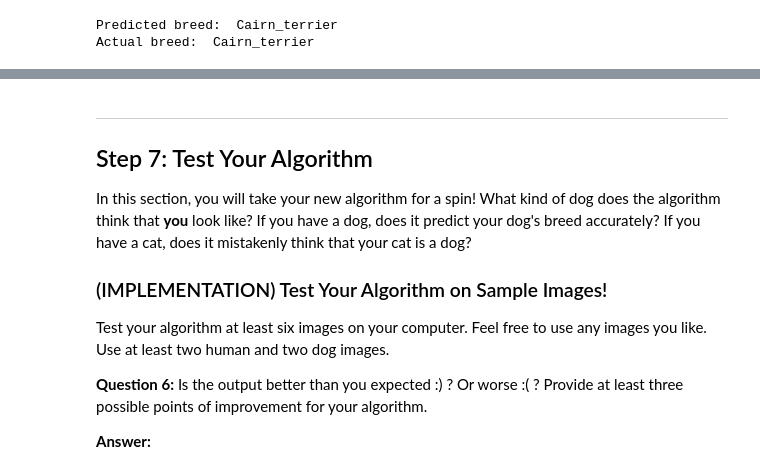
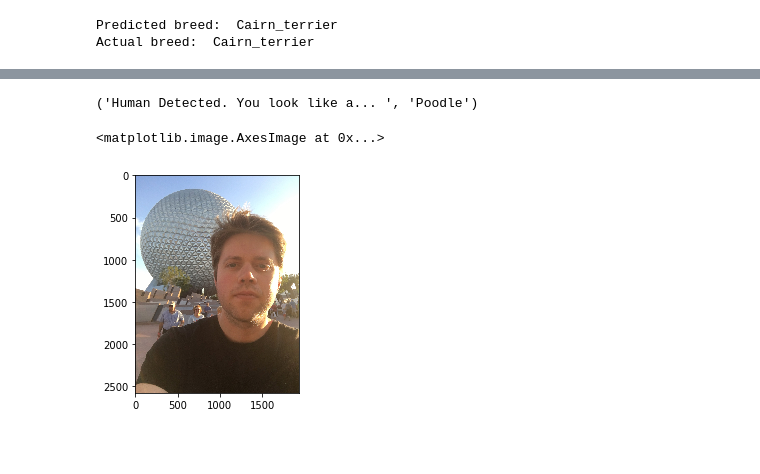
Before and after one commit to EricHodgins/dog-project, a Jupyter notebook: dog_app.ipynb, the cells around one changed output, grey strips where cells are left out. Saved outputs shown, nothing was run; the diff lists cells and outputs as text; code cells hidden in the pictures; blank space fills up the shorter version.

Commit message:
feat: Question 6 Answered.

```diff
--- a/dog_app.ipynb
+++ b/dog_app.ipynb
@@ -767,17 +823,15 @@ Some sample output for our algorithm is provided below, but feel free to design
 # %%
-### TODO: Write your algorithm.
-### Feel free to use as many code cells as needed.
+## TODO: Execute your algorithm from Step 6 on
+## at least 6 images on your computer.
+## Feel free to use as many code cells as needed.
+
+me_1_path = "my_pics/me_1.jpg"
+img = cv2.imread(me_1_path)
+cv_rgb = cv2.cvtColor(img, cv2.COLOR_BGR2RGB)
+
+print(determine_dog_human_neither(me_1_path))
+plt.imshow(cv_rgb)
+# %% [output]
+('Human Detected. You look like a... ', 'Poodle')
+<matplotlib.image.AxesImage at 0x...>
+[figure, added]
-# %% [markdown]
----
-<a id='step7'></a>
-## Step 7: Test Your Algorithm
-
-In this section, you will take your new algorithm for a spin!  What kind of dog does the algorithm think that __you__ look like?  If you have a dog, does it predict your dog's breed accurately?  If you have a cat, does it mistakenly think that your cat is a dog?
-
-### (IMPLEMENTATION) Test Your Algorithm on Sample Images!
-
-Test your algorithm at least six images on your computer.  Feel free to use any images you like.  Use at least two human and two dog images.
-
-__Question 6:__ Is the output better than you expected :) ?  Or worse :( ?  Provide at least three possible points of improvement for your algorithm.
-
-__Answer:__
```
Also changed, not shown: parts of 15 cells of this notebook, 1 other file.
